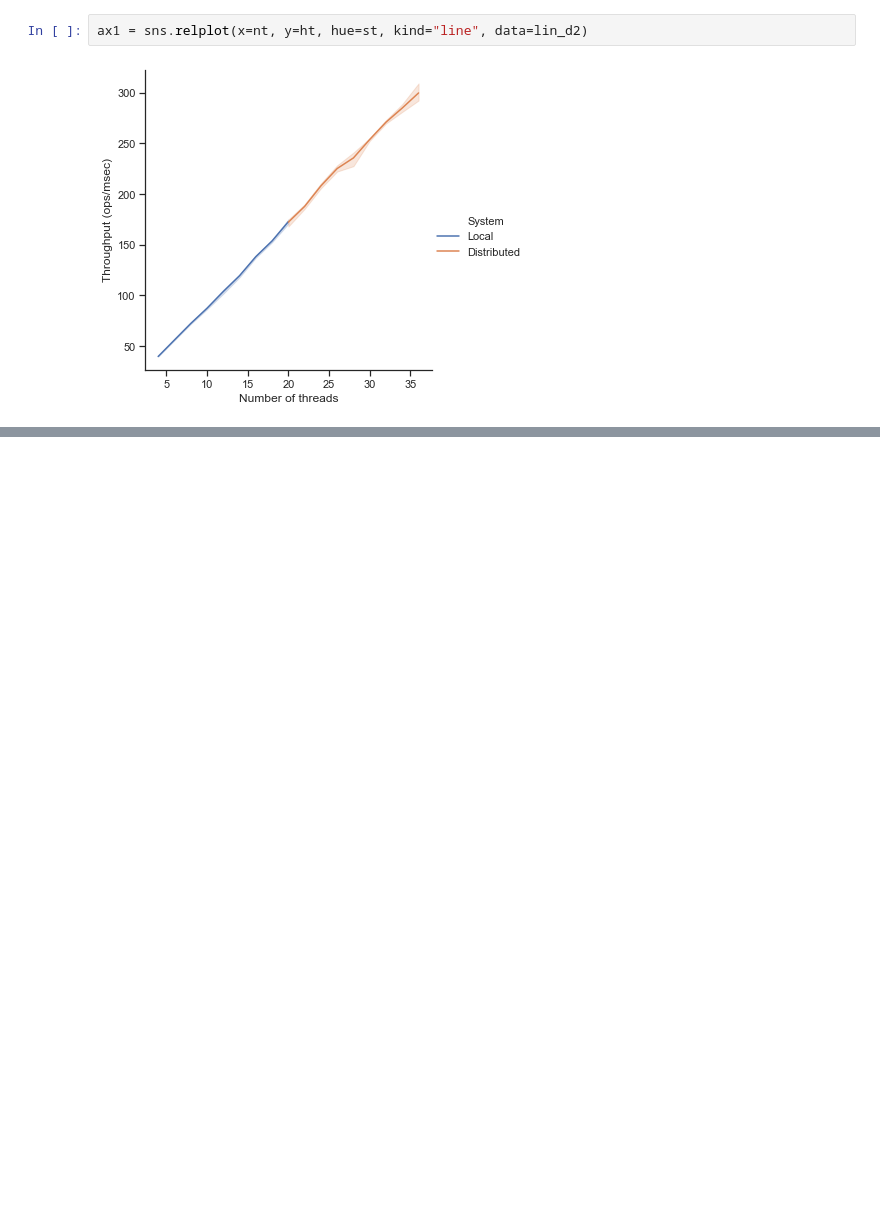
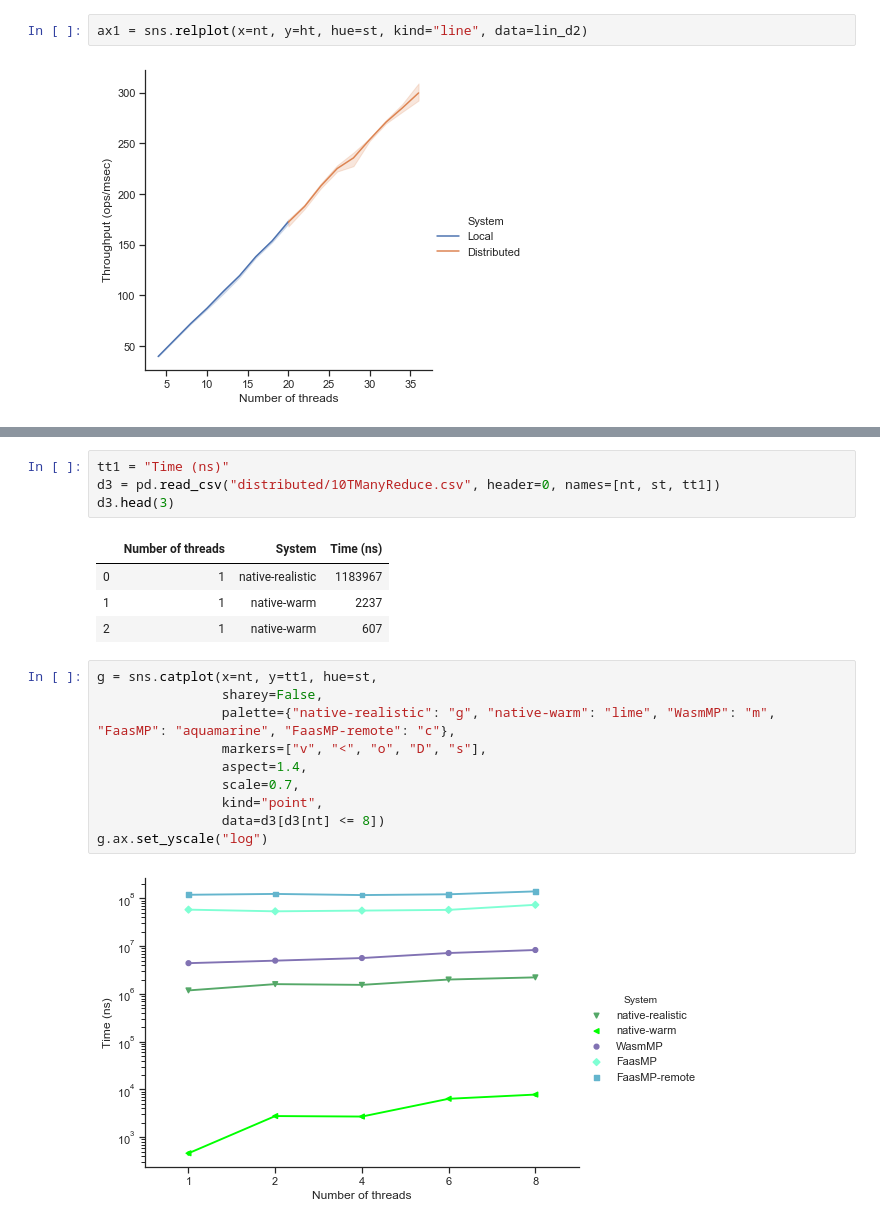
Before and after one commit to mfournial/faasm-benchmarks, a Jupyter notebook: graphs.ipynb, the cells around one changed output, grey strips where cells are left out. Saved outputs shown, nothing was run; the diff lists cells and outputs as text; blank space fills up the shorter version.

Commit message:
Add overhead graph for reduce lock mechanisms

```diff
--- a/graphs.ipynb
+++ b/graphs.ipynb
@@ -165,0 +172,21 @@ ax1 = sns.relplot(x=nt, y=ht, hue=st, kind="line", data=lin_d2)
+# %%
+tt1 = "Time (ns)"
+d3 = pd.read_csv("distributed/10TManyReduce.csv", header=0, names=[nt, st, tt1])
+d3.head(3)
+# %% [output]
+|  | Number of threads | System | Time (ns) |
+| 0 | 1 | native-realistic | 1183967 |
+| 1 | 1 | native-warm | 2237 |
+| 2 | 1 | native-warm | 607 |
+# %%
+g = sns.catplot(x=nt, y=tt1, hue=st,
+                sharey=False,
+                palette={"native-realistic": "g", "native-warm": "lime", "WasmMP": "m", "FaasMP": "aquamarine", "FaasMP-remote": "c"},
+                markers=["v", "<", "o", "D", "s"],
+                aspect=1.4,
+                scale=0.7,
+                kind="point",
+                data=d3[d3[nt] <= 8])
+g.ax.set_yscale("log")
+# %% [output]
+[figure, added]
```
Also changed, not shown: parts of 2 cells of this notebook, 1 other file.
